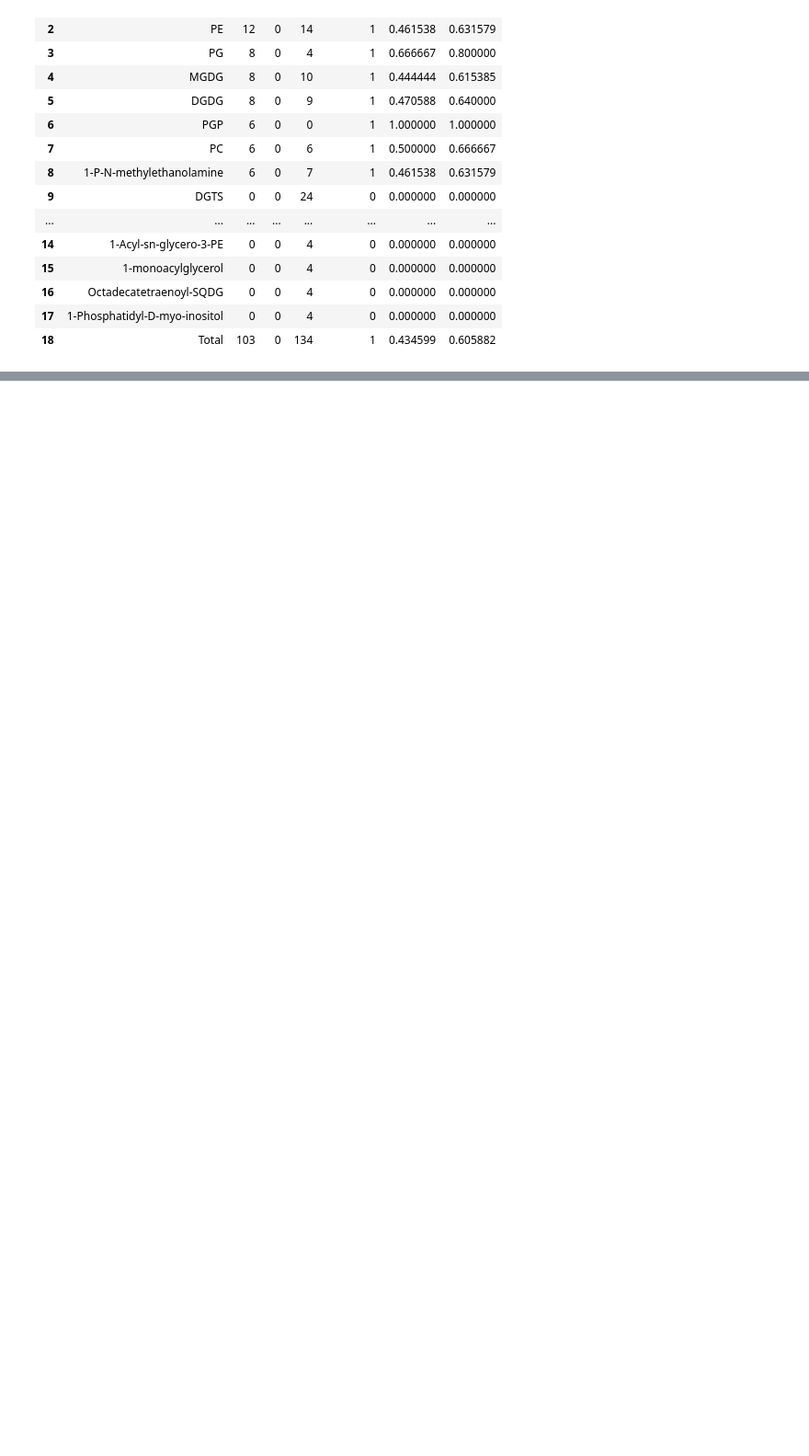
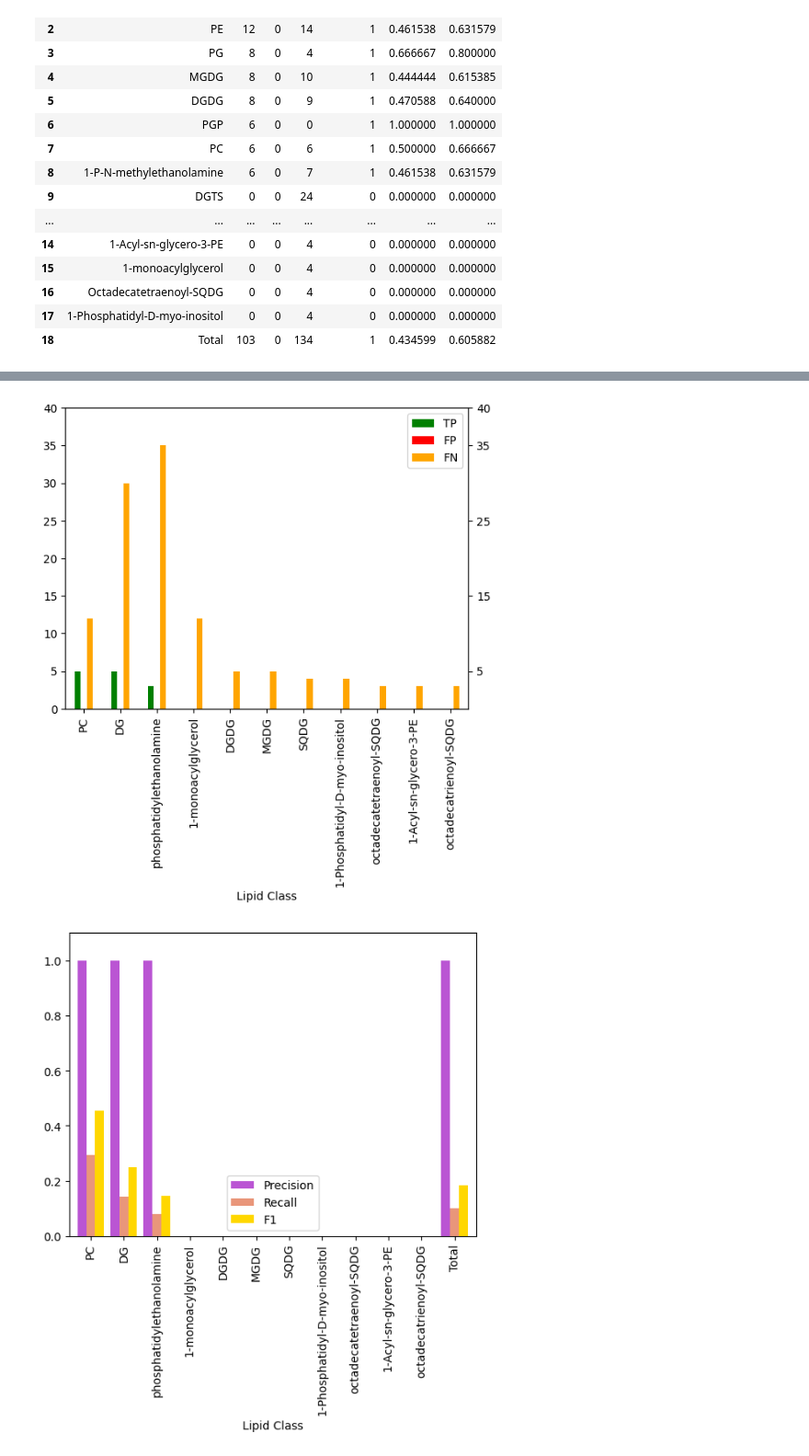
Before and after one commit to AdrianoSilva19/Thesis_Suport, a Jupyter notebook: RdKit_Lipid_GEMA/Graph_results.ipynb, the cells around one changed output, grey strips where cells are left out. Shown: that part at 92% size. Cells and saved outputs as stored; diff of their text form; code cells hidden in the pictures; blank space fills up the shorter version.

```diff
--- a/RdKit_Lipid_GEMA/Graph_results.ipynb
+++ b/RdKit_Lipid_GEMA/Graph_results.ipynb
@@ -139,0 +188,5 @@ plt.show()
+# %%
+final_results = r"final_results/iNS937_last.xlsx"
+
+df = pd.read_excel(final_results)
+df
@@ -139,0 +207,31 @@ plt.show()
+# %%
+  # plotting graph for lipid class representation
+lc=df.iloc[0:11].plot(x="Lipid Class", y=["TP", "FP","FN"], kind="bar",color=("green","red","orange"))
+
+# Set y-axis scale and limit
+lc.set_ylim(0, 40)
+
+# Create a secondary y-axis
+lc2 = lc.twinx()
+
+# Set the limits and tick positions for the secondary y-axis
+lc2.set_ylim(0, 40)
+lc2.set_yticks([5, 15, 25, 35,40])
+
+
+# Show the plot
+plt.show()
+
+
+# plotting graph for metrics
+mt=df.plot(x="Lipid Class", y=["Precision", "Recall","F1"], kind="bar",color=("mediumorchid","darksalmon","gold"),width=0.8)
+
+# Set y-axis scale and limit
+mt.set_ylim(0, 1.1)
+
+
+# Show the plot
+plt.show()
+# %% [output]
+[figure, added]
+[figure, added]
```
Also changed, not shown: parts of 7 cells of this notebook, 4 other files.
